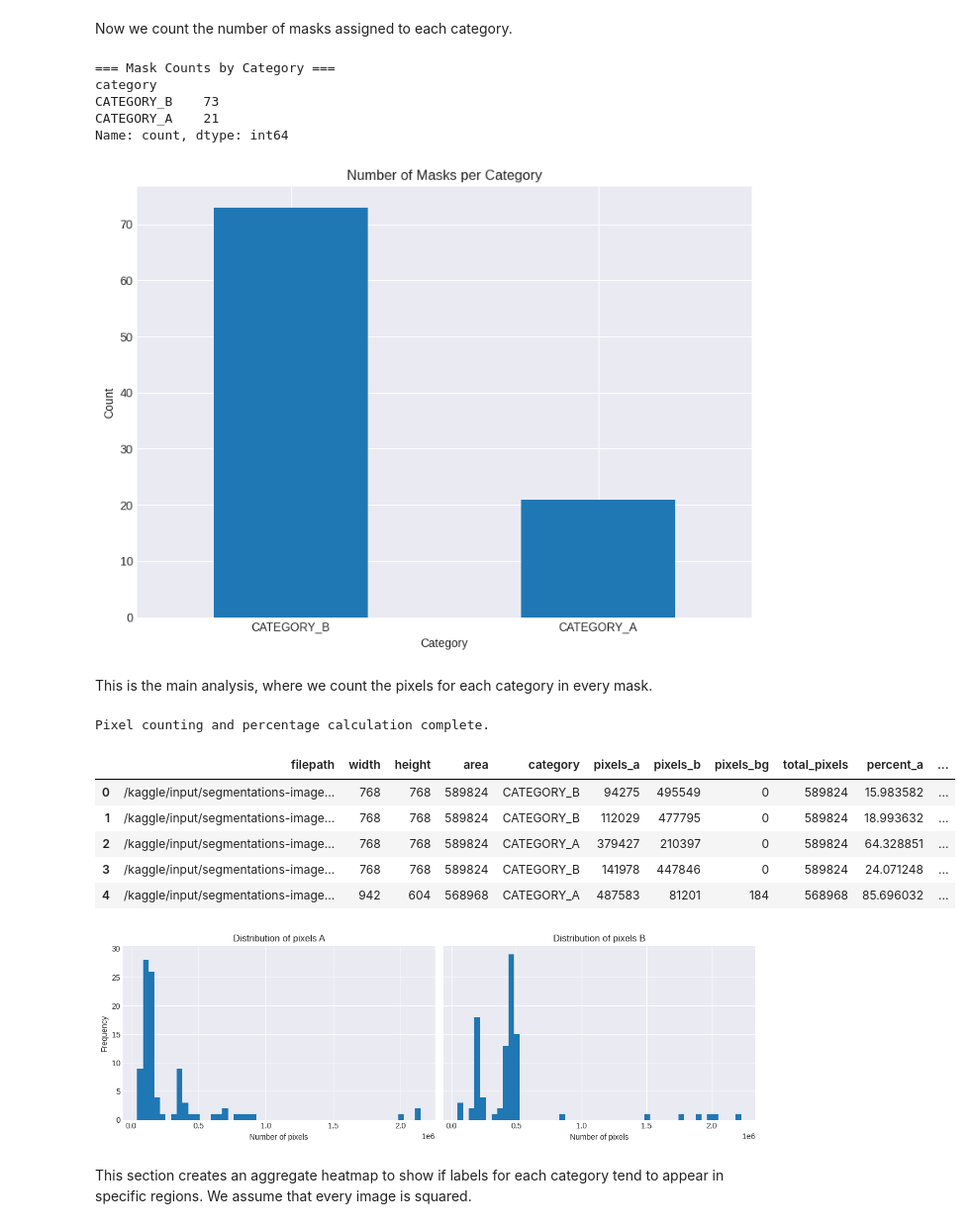
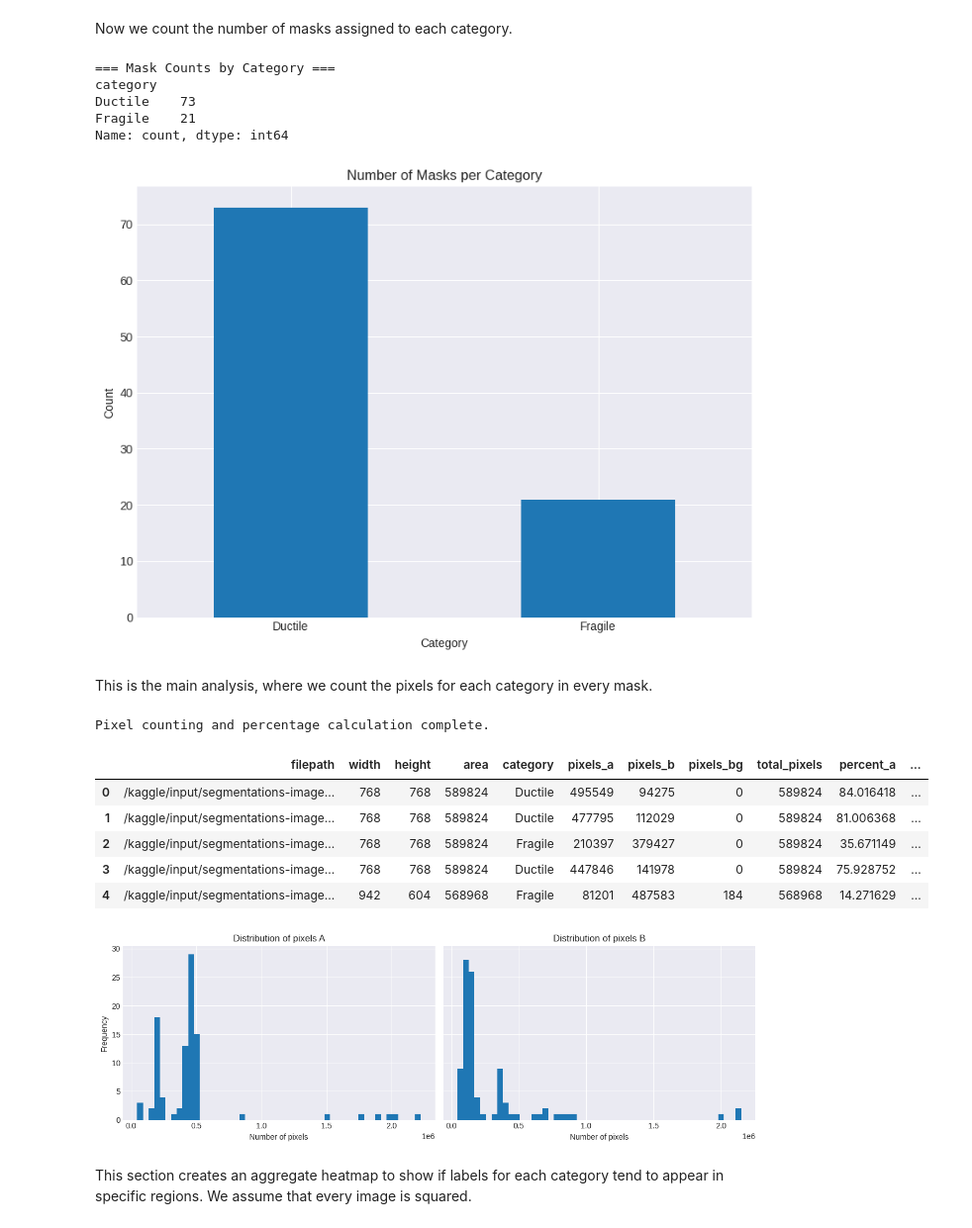
Before and after one commit to CfM47/ML-Project, a Jupyter notebook: notebooks/ductile_brittle_data_exploration.ipynb, the cells around one changed output. Shown at 99% size. Saved outputs shown, nothing was run; the diff lists cells and outputs as text; code cells hidden in the pictures.

Commit message:
feat(notebooks): properly name labels

```diff
--- a/notebooks/ductile_brittle_data_exploration.ipynb
+++ b/notebooks/ductile_brittle_data_exploration.ipynb
@@ -23,7 +23,9 @@ plt.rcParams["figure.facecolor"] = "white"
 
 # --- CONFIGURATION ---
 # IMPORTANT: Set this to the path of the directory containing your mask images.
-MASK_DIR = Path("/kaggle/input/segmentations-images-automl/pictures/vega_3_tescan_labeled_images")
+MASK_DIR = Path(
+    "/kaggle/input/segmentations-images-automl/pictures/vega_3_tescan_labeled_images",
+    )
 # ---------------------
 
 
@@ -108,8 +110,8 @@ resolution_counts
 # %% [markdown]
 Here, we automatically detect the two primary segmentation colors from a sample mask. We'll assume these correspond to your `brittle` and `ductile` categories. The notebook will refer to them as `CATEGORY_A` or `CATEGORY_B`.
 # %%
-COLOR_A = None
-COLOR_B = None
+DUCTILE_COLOR = None
+FRAGILE_COLOR = None
 
 def find_segmentation_colors(sample_path):  # noqa: ANN001, ANN201
     """Analyzes a sample mask to find the two non-background colors."""
@@ -124,6 +126,9 @@ def find_segmentation_colors(sample_path):  # noqa: ANN001, ANN201
 
     # Filter out black/dark colors, assuming they are the background
     non_background_colors = [c[1] for c in colors if sum(c[1]) > 30]
+    non_background_colors.sort(
+        key=lambda x: x[0], reverse=True,
+        )
 
     if len(non_background_colors) < 2:
         raise ValueError("Expected at least 2 colors")
@@ -132,10 +137,10 @@ def find_segmentation_colors(sample_path):  # noqa: ANN001, ANN201
 
 if not df.empty:
     try:
-        COLOR_A, COLOR_B = find_segmentation_colors(df["filepath"].iloc[0])
+        DUCTILE_COLOR, FRAGILE_COLOR = find_segmentation_colors(df["filepath"].iloc[0])
         print("Discovered segmentation colors:")
-        print(f"  - COLOR_A: {COLOR_A}")
-        print(f"  - COLOR_B: {COLOR_B}")
+        print(f"  - DUCTILE_COLOR: {DUCTILE_COLOR}")
+        print(f"  - FRAGILE_COLOR: {FRAGILE_COLOR}")
     except (ValueError, IndexError) as e:
         print(f"Could not automatically determine colors: {e}")
 else:
@@ -156,14 +161,14 @@ def get_category(mask_path, color_a, color_b) -> str:  # noqa: ANN001
     count_b = np.sum(np.all(np_img == color_b, axis=-1))
 
     if count_a > count_b:
-        return "CATEGORY_A"
+        return "Ductile"
     elif count_b > count_a:
-        return "CATEGORY_B"
+        return "Fragile"
     return "MIXED"
 
-if COLOR_A and COLOR_B:
+if DUCTILE_COLOR and FRAGILE_COLOR:
     df["category"] = df["filepath"].map(
-        lambda p: get_category(p, COLOR_A, COLOR_B),
+        lambda p: get_category(p, DUCTILE_COLOR, FRAGILE_COLOR),
     )
     print("Category assignment complete.")
 else:
@@ -189,10 +194,10 @@ if "category" in df.columns:
 # %% [output]
 === Mask Counts by Category ===
 category
-CATEGORY_B    73
-CATEGORY_A    21
+Ductile    73
+Fragile    21
 Name: count, dtype: int64
-[figure, old version]
+[figure, new version]
 # %% [markdown]
 This is the main analysis, where we count the pixels for each category in every mask.
 # %%
@@ -201,40 +206,40 @@ def count_pixels(mask_path, color_a, color_b):  # noqa: ANN001, ANN201
     with Image.open(mask_path) as img:
         img_rgb = img.convert("RGB")
         np_img = np.array(img_rgb)
 
     total_pixels = np_img.shape[0] * np_img.shape[1]
     pixels_a = np.sum(np.all(np_img == color_a, axis=-1))
     pixels_b = np.sum(np.all(np_img == color_b, axis=-1))
 
     return {
         "pixels_a": pixels_a,
         "pixels_b": pixels_b,
         "pixels_bg": total_pixels - pixels_a - pixels_b,
     }
 
-if COLOR_A and COLOR_B:
+if DUCTILE_COLOR and FRAGILE_COLOR:
     pixel_counts = df["filepath"].map(
-        lambda p: count_pixels(p, COLOR_A, COLOR_B),
+        lambda p: count_pixels(p, DUCTILE_COLOR, FRAGILE_COLOR),
     )
     df = pd.concat([df, pd.DataFrame(pixel_counts.to_list())], axis=1)
 
     # Calculate percentages
     df["total_pixels"] = df["pixels_a"] + df["pixels_b"] + df["pixels_bg"]
     df["percent_a"] = df["pixels_a"] / df["total_pixels"] * 100
     df["percent_b"] = df["pixels_b"] / df["total_pixels"] * 100
 
     print("Pixel counting and percentage calculation complete.")
     display(df.head())
 else:
     print("Skipping pixel analysis as colors were not identified.")
 # %% [output]
 Pixel counting and percentage calculation complete.
 |  | filepath | width | height | area | category | pixels_a | pixels_b | pixels_bg | total_pixels | percent_a | ... |
-| 0 | /kaggle/input/segmentations-image... | 768 | 768 | 589824 | CATEGORY_B | 94275 | 495549 | 0 | 589824 | 15.983582 | ... |
-| 1 | /kaggle/input/segmentations-image... | 768 | 768 | 589824 | CATEGORY_B | 112029 | 477795 | 0 | 589824 | 18.993632 | ... |
-| 2 | /kaggle/input/segmentations-image... | 768 | 768 | 589824 | CATEGORY_A | 379427 | 210397 | 0 | 589824 | 64.328851 | ... |
-| 3 | /kaggle/input/segmentations-image... | 768 | 768 | 589824 | CATEGORY_B | 141978 | 447846 | 0 | 589824 | 24.071248 | ... |
-| 4 | /kaggle/input/segmentations-image... | 942 | 604 | 568968 | CATEGORY_A | 487583 | 81201 | 184 | 568968 | 85.696032 | ... |
+| 0 | /kaggle/input/segmentations-image... | 768 | 768 | 589824 | Ductile | 495549 | 94275 | 0 | 589824 | 84.016418 | ... |
+| 1 | /kaggle/input/segmentations-image... | 768 | 768 | 589824 | Ductile | 477795 | 112029 | 0 | 589824 | 81.006368 | ... |
+| 2 | /kaggle/input/segmentations-image... | 768 | 768 | 589824 | Fragile | 210397 | 379427 | 0 | 589824 | 35.671149 | ... |
+| 3 | /kaggle/input/segmentations-image... | 768 | 768 | 589824 | Ductile | 447846 | 141978 | 0 | 589824 | 75.928752 | ... |
+| 4 | /kaggle/input/segmentations-image... | 942 | 604 | 568968 | Fragile | 81201 | 487583 | 184 | 568968 | 14.271629 | ... |
 # %%
 fig, axes = plt.subplots(1, 2, figsize=(12, 4), sharey=True)
 
@@ -252,7 +257,7 @@ axes[1].set_xlabel("Number of pixels")
 plt.tight_layout()
 plt.show()
 # %% [output]
-[figure, old version]
+[figure, new version]
 # %% [markdown]
 This section creates an aggregate heatmap to show if labels for each category tend to appear in specific regions. We assume that every image is squared.
 # %%
```
Also changed, not shown: parts of 4 cells of this notebook.
